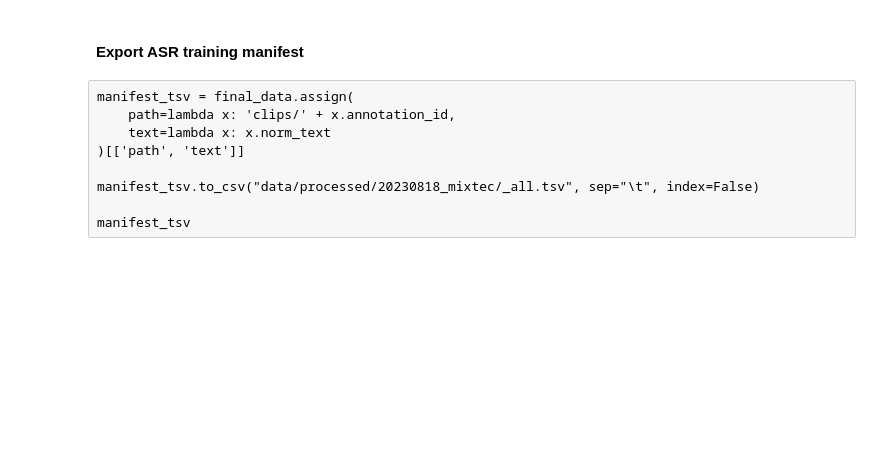
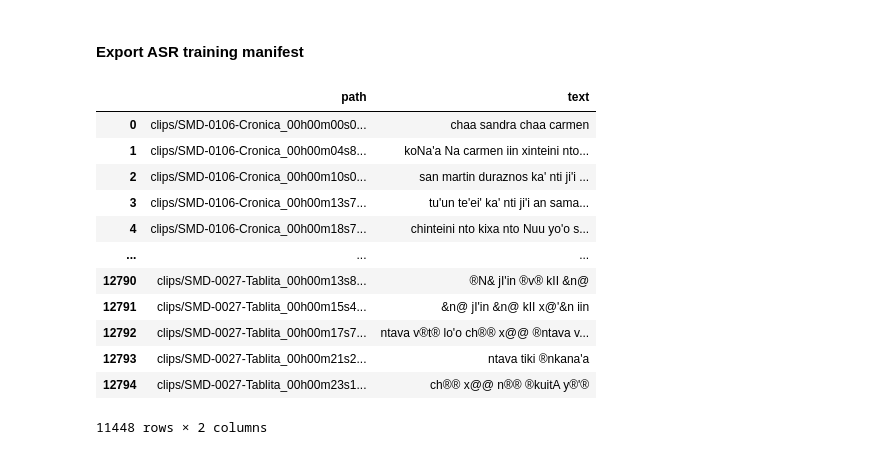
Before and after one commit to fauxneticien/asr-dataset-prep, a Jupyter notebook: prep-from-eafs_mixtec.ipynb, the cells around one changed output. Cells and saved outputs as stored; diff of their text form; code cells hidden in the pictures; blank space fills up the shorter version.

```diff
--- a/prep-from-eafs_mixtec.ipynb
+++ b/prep-from-eafs_mixtec.ipynb
@@ -406,11 +404,25 @@ ls: data/processed/20230818_mixtec/clips: No such file or directory
 # %% [markdown]
 #### Export ASR training manifest
-# %% [raw]
-manifest_tsv = final_data.assign(
-    path=lambda x: 'clips/' + x.annotation_id,
-    text=lambda x: x.norm_text
-)[['path', 'text']]
-
-manifest_tsv.to_csv("data/processed/20230818_mixtec/_all.tsv", sep="\t", index=False)
-
-manifest_tsv
+# %%
+manifest_tsv = final_data.assign(
+    path=lambda x: 'clips/' + x.annotation_id,
+    text=lambda x: x.norm_text
+)[['path', 'text']]
+
+manifest_tsv.to_csv("data/processed/20230818_mixtec/_all.tsv", sep="\t", index=False)
+
+manifest_tsv
+# %% [output]
+|  | path | text |
+| 0 | clips/SMD-0106-Cronica_00h00m00s0... | chaa sandra chaa carmen |
+| 1 | clips/SMD-0106-Cronica_00h00m04s8... | koNa'a Na carmen iin xinteini nto... |
+| 2 | clips/SMD-0106-Cronica_00h00m10s0... | san martin duraznos ka' nti ji'i ... |
+| 3 | clips/SMD-0106-Cronica_00h00m13s7... | tu'un te'ei' ka' nti ji'i an sama... |
+| 4 | clips/SMD-0106-Cronica_00h00m18s7... | chinteini nto kixa nto Nuu yo'o s... |
+| ... | ... | ... |
+| 12790 | clips/SMD-0027-Tablita_00h00m13s8... | ®N& jI'in ®v® kII &n@ |
+| 12791 | clips/SMD-0027-Tablita_00h00m15s4... | &n@ jI'in &n@ kII x@'&n iin |
+| 12792 | clips/SMD-0027-Tablita_00h00m17s7... | ntava v®t® lo'o ch®® x@@ ®ntava v... |
+| 12793 | clips/SMD-0027-Tablita_00h00m21s2... | ntava tiki ®nkana'a |
+| 12794 | clips/SMD-0027-Tablita_00h00m23s1... | ch®® x@@ n®® ®kuitA y®'® |
+11448 rows × 2 columns
```
Also changed, not shown: parts of 10 cells of this notebook.
